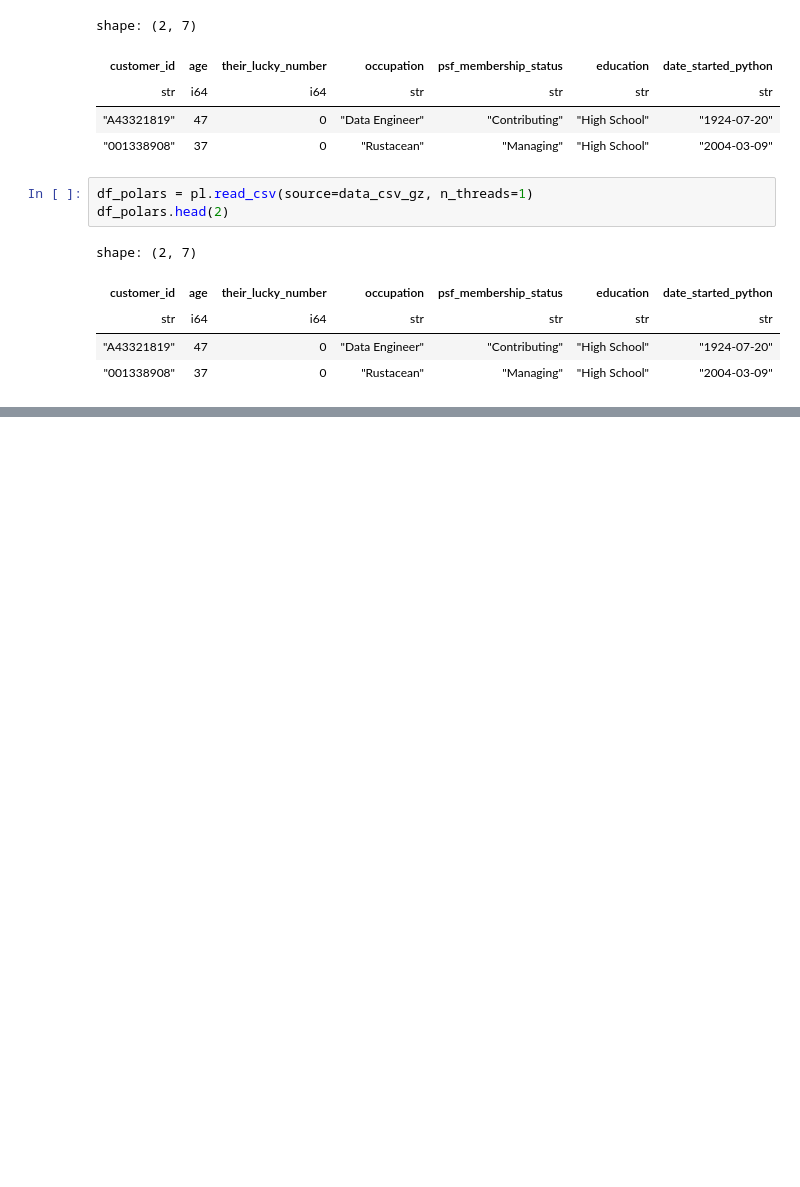
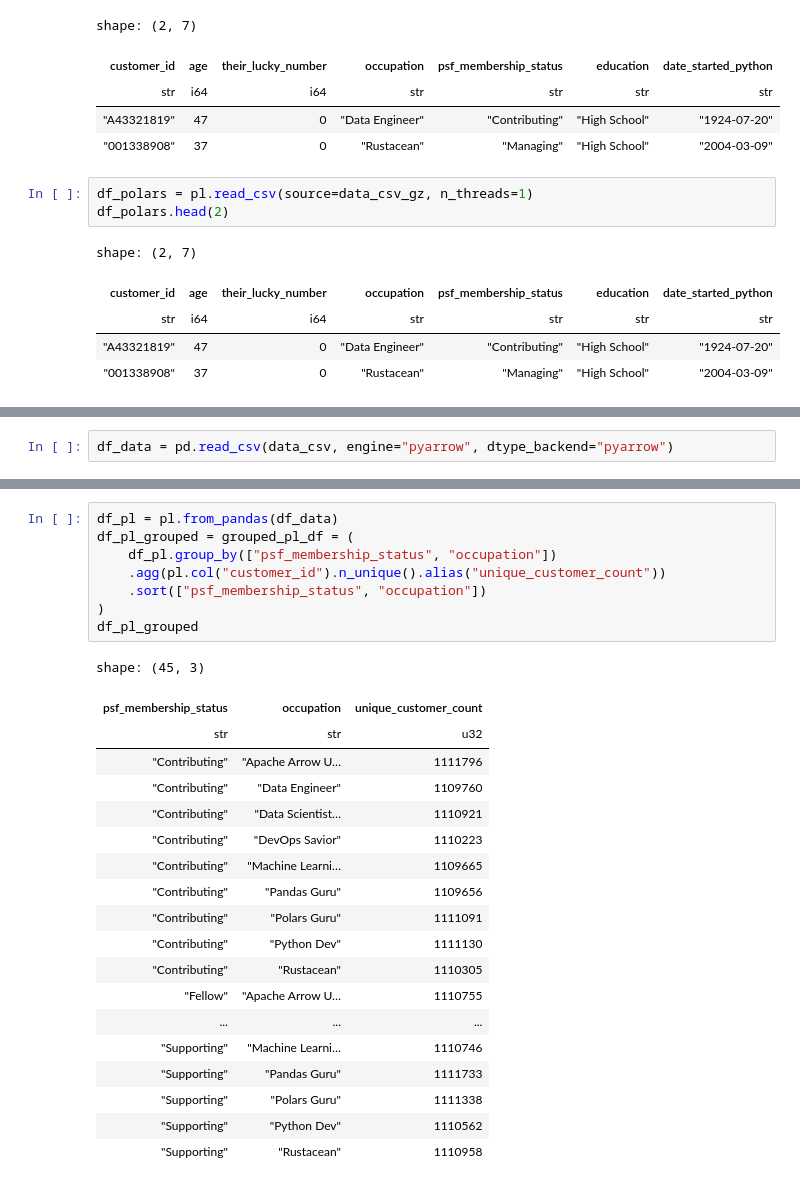
Before and after one commit to surfaceowl/talk_nov2023_pandas_polars_arrow, a Jupyter notebook: performance_comparison.ipynb, the cells around one changed output, grey strips where cells are left out. Cells and saved outputs as stored; diff of their text form; blank space fills up the shorter version.

```diff
--- a/performance_comparison.ipynb
+++ b/performance_comparison.ipynb
@@ -200,0 +263,2 @@ True
+# %%
+df_data = pd.read_csv(data_csv, engine="pyarrow", dtype_backend="pyarrow")
@@ -200,0 +305,28 @@ True
+# %%
+df_pl = pl.from_pandas(df_data)
+df_pl_grouped = grouped_pl_df = (
+    df_pl.group_by(["psf_membership_status", "occupation"])
+    .agg(pl.col("customer_id").n_unique().alias("unique_customer_count"))
+    .sort(["psf_membership_status", "occupation"])
+)
+df_pl_grouped
+# %% [output]
+shape: (45, 3)
+| psf_membership_status | occupation | unique_customer_count |
+| str | str | u32 |
+| "Contributing" | "Apache Arrow U… | 1111796 |
+| "Contributing" | "Data Engineer" | 1109760 |
+| "Contributing" | "Data Scientist… | 1110921 |
+| "Contributing" | "DevOps Savior" | 1110223 |
+| "Contributing" | "Machine Learni… | 1109665 |
+| "Contributing" | "Pandas Guru" | 1109656 |
+| "Contributing" | "Polars Guru" | 1111091 |
+| "Contributing" | "Python Dev" | 1111130 |
+| "Contributing" | "Rustacean" | 1110305 |
+| "Fellow" | "Apache Arrow U… | 1110755 |
+| ... | ... | ... |
+| "Supporting" | "Machine Learni… | 1110746 |
+| "Supporting" | "Pandas Guru" | 1111733 |
+| "Supporting" | "Polars Guru" | 1111338 |
+| "Supporting" | "Python Dev" | 1110562 |
+| "Supporting" | "Rustacean" | 1110958 |
```
Also changed, not shown: parts of 20 cells of this notebook, 5 other files.
